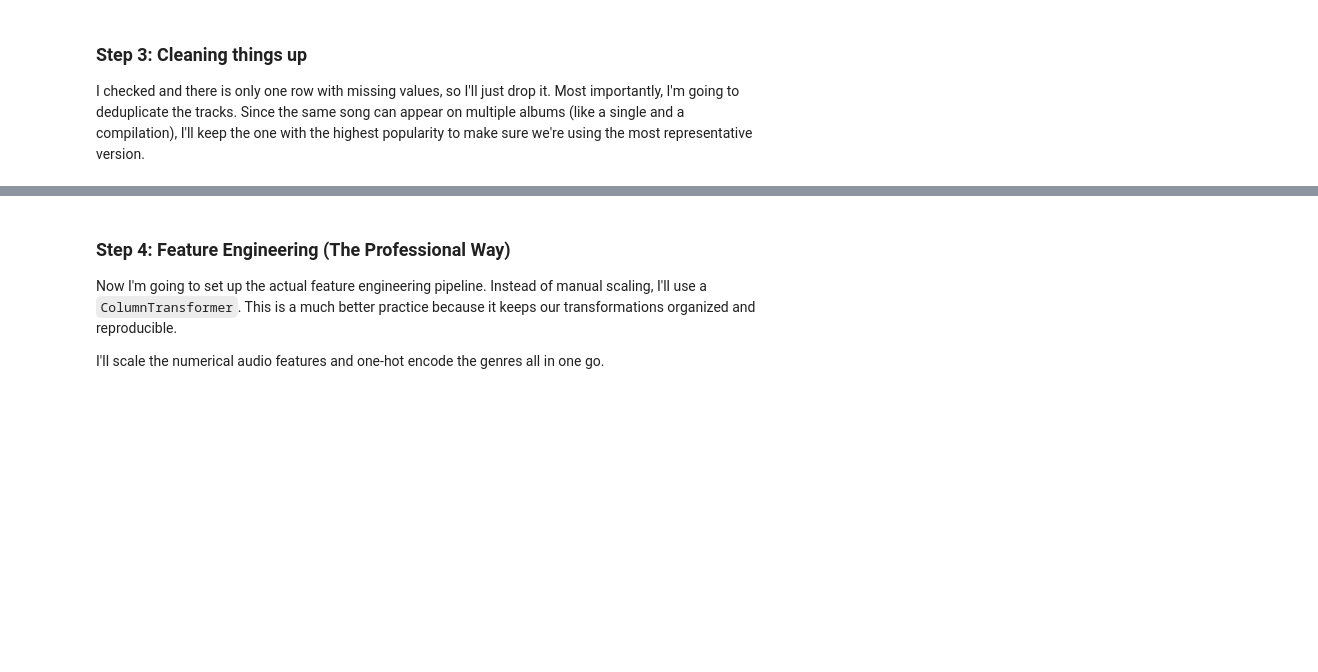
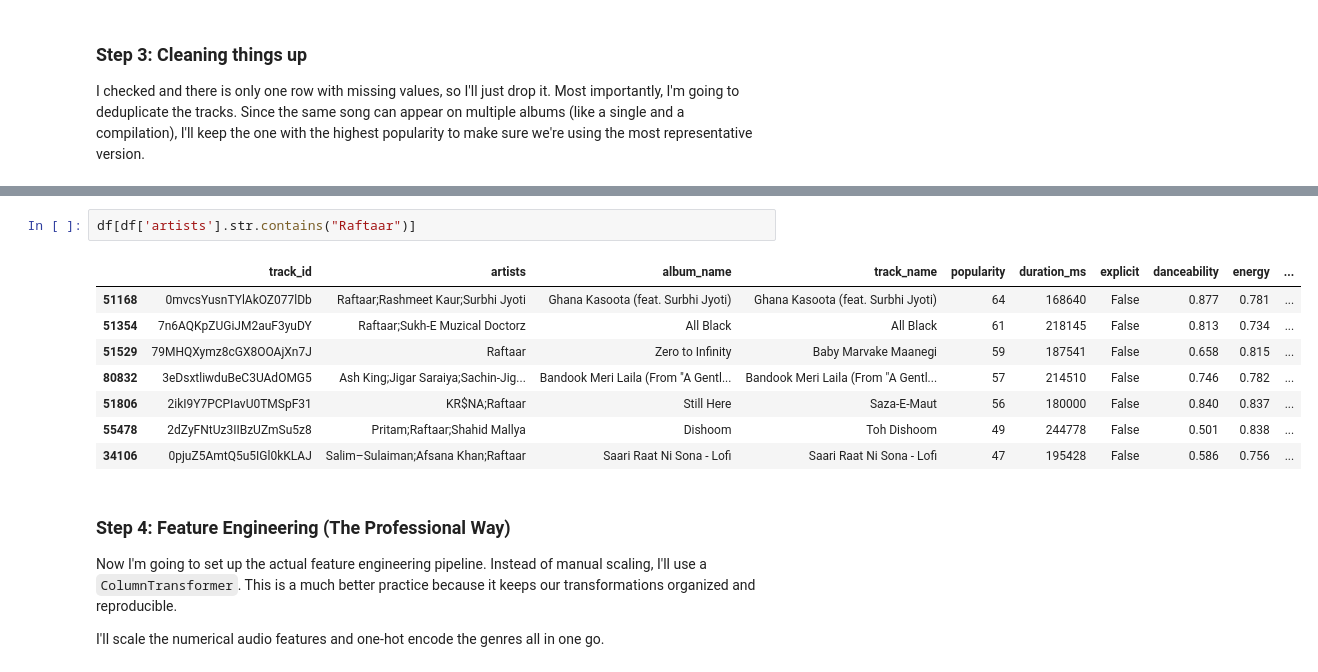
Before and after one commit to GoldleoM/Frenzi-Song-Recommending-System, a Jupyter notebook: song_recommender.ipynb, the cells around one changed output, grey strips where cells are left out. Cells and saved outputs as stored; diff of their text form; blank space fills up the shorter version.

```diff
--- a/song_recommender.ipynb
+++ b/song_recommender.ipynb
@@ -58,3 +58,14 @@ Data cleaned! We now have 81343 unique tracks.
+# %%
+df[df['artists'].str.contains("Raftaar")]
+# %% [output]
+|  | track_id | artists | album_name | track_name | popularity | duration_ms | explicit | danceability | energy | ... |
+| 51168 | 0mvcsYusnTYlAkOZ077lDb | Raftaar;Rashmeet Kaur;Surbhi Jyoti | Ghana Kasoota (feat. Surbhi Jyoti) | Ghana Kasoota (feat. Surbhi Jyoti) | 64 | 168640 | False | 0.877 | 0.781 | ... |
+| 51354 | 7n6AQKpZUGiJM2auF3yuDY | Raftaar;Sukh-E Muzical Doctorz | All Black | All Black | 61 | 218145 | False | 0.813 | 0.734 | ... |
+| 51529 | 79MHQXymz8cGX8OOAjXn7J | Raftaar | Zero to Infinity | Baby Marvake Maanegi | 59 | 187541 | False | 0.658 | 0.815 | ... |
+| 80832 | 3eDsxtliwduBeC3UAdOMG5 | Ash King;Jigar Saraiya;Sachin-Jig... | Bandook Meri Laila (From "A Gentl... | Bandook Meri Laila (From "A Gentl... | 57 | 214510 | False | 0.746 | 0.782 | ... |
+| 51806 | 2ikI9Y7PCPIavU0TMSpF31 | KR$NA;Raftaar | Still Here | Saza-E-Maut | 56 | 180000 | False | 0.840 | 0.837 | ... |
+| 55478 | 2dZyFNtUz3IIBzUZmSu5z8 | Pritam;Raftaar;Shahid Mallya | Dishoom | Toh Dishoom | 49 | 244778 | False | 0.501 | 0.838 | ... |
+| 34106 | 0pjuZ5AmtQ5u5IGl0kKLAJ | Salim–Sulaiman;Afsana Khan;Raftaar | Saari Raat Ni Sona - Lofi | Saari Raat Ni Sona - Lofi | 47 | 195428 | False | 0.586 | 0.756 | ... |
 # %% [markdown]
 ### Step 4: Feature Engineering (The Professional Way)
 
```
Also changed, not shown: parts of 14 cells of this notebook, 31 other files.
